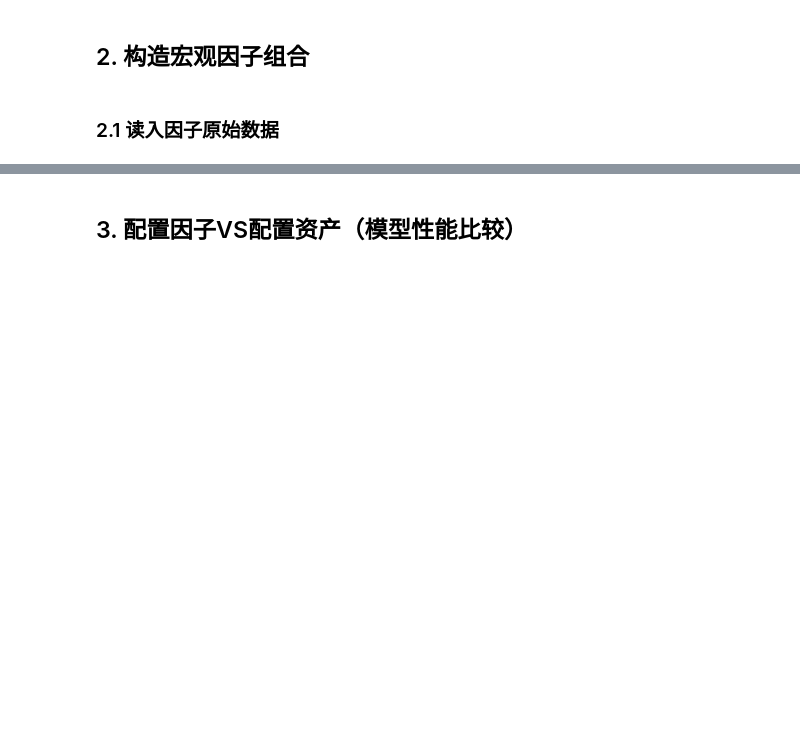
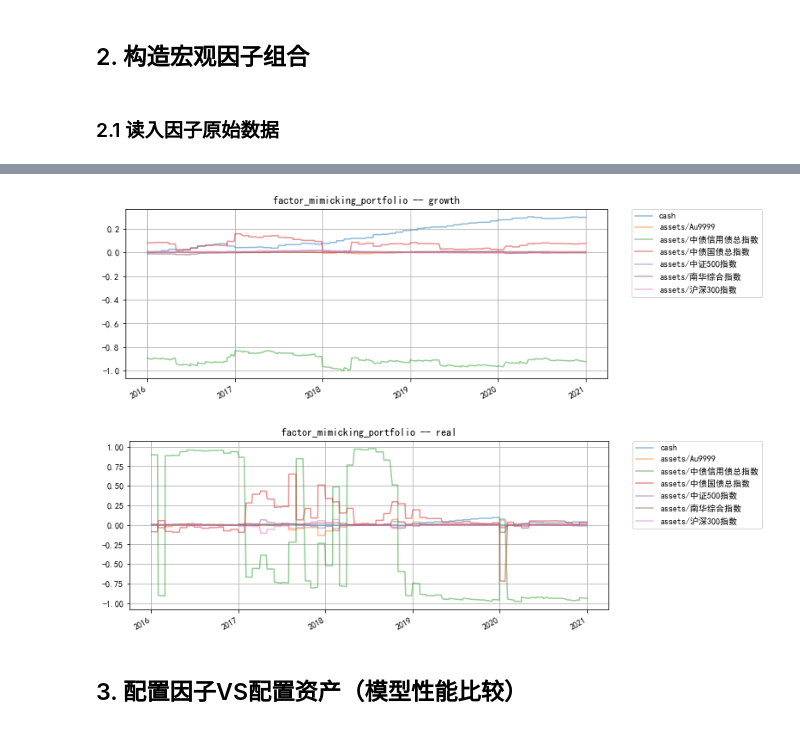
Before and after one commit to yuansicheng/factor_allocation_research, a Jupyter notebook: codes/test.ipynb, the cells around one changed output, grey strips where cells are left out. Saved outputs shown, nothing was run; the diff lists cells and outputs as text; code cells hidden in the pictures; blank space fills up the shorter version.

```diff
--- a/codes/test.ipynb
+++ b/codes/test.ipynb
@@ -165,2 +295,9 @@ SolverError: Solver 'OSQP' failed. Try another solver, or solve with verbose=Tru
+# %%
+for factor, weights in asset_weight_dict.items():
+    weights.plot(figsize=(10,4), grid=True, alpha=0.5, title='factor_mimicking_portfolio -- {}'.format(factor))
+    plt.legend(loc=2, bbox_to_anchor=(1.05,1.0),borderaxespad = 0.)
+# %% [output]
+[figure, added]
+[figure, added]
 # %% [markdown]
 ## 3. 配置因子VS配置资产（模型性能比较）
```
Also changed, not shown: parts of 14 cells of this notebook, 10 other files.
